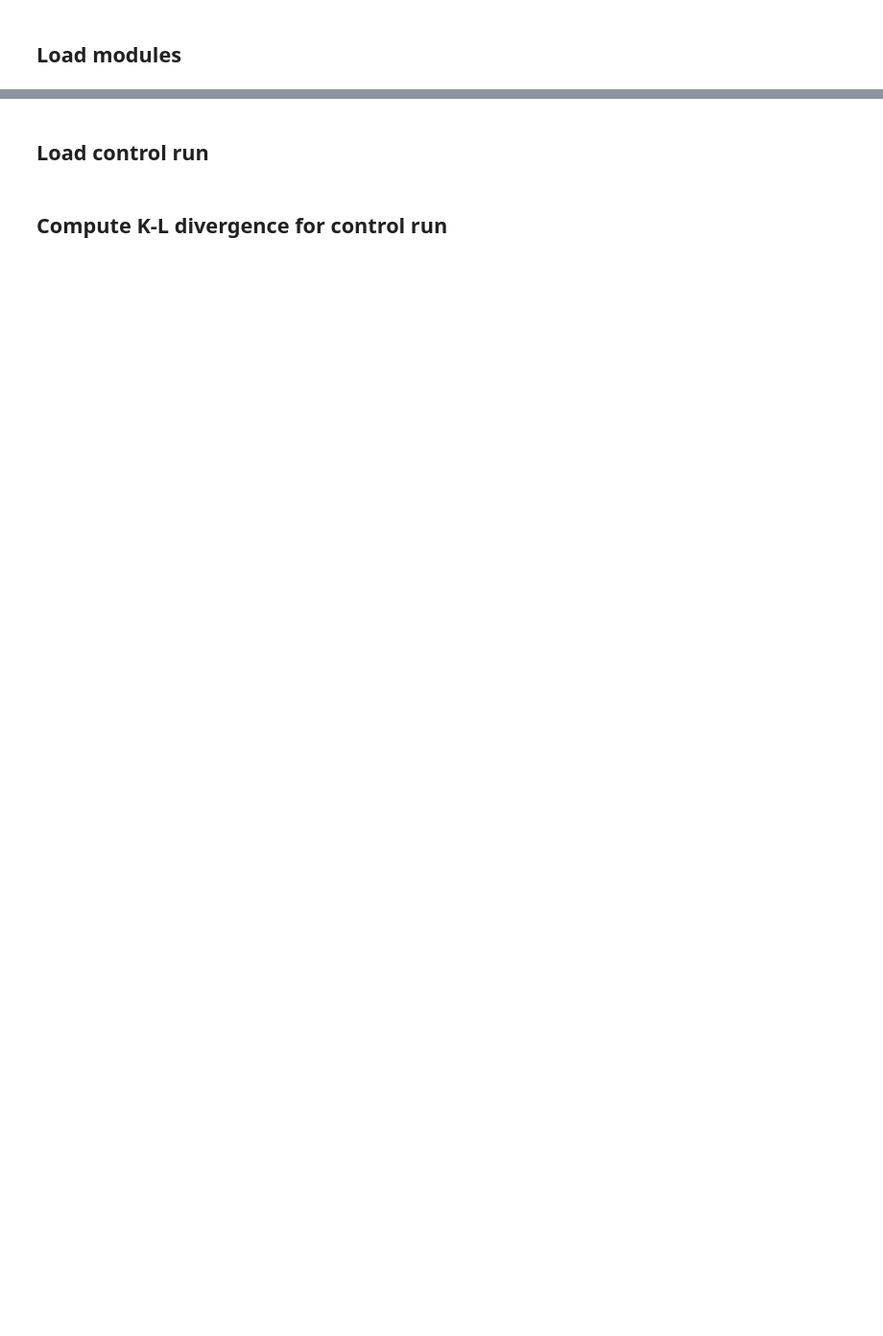
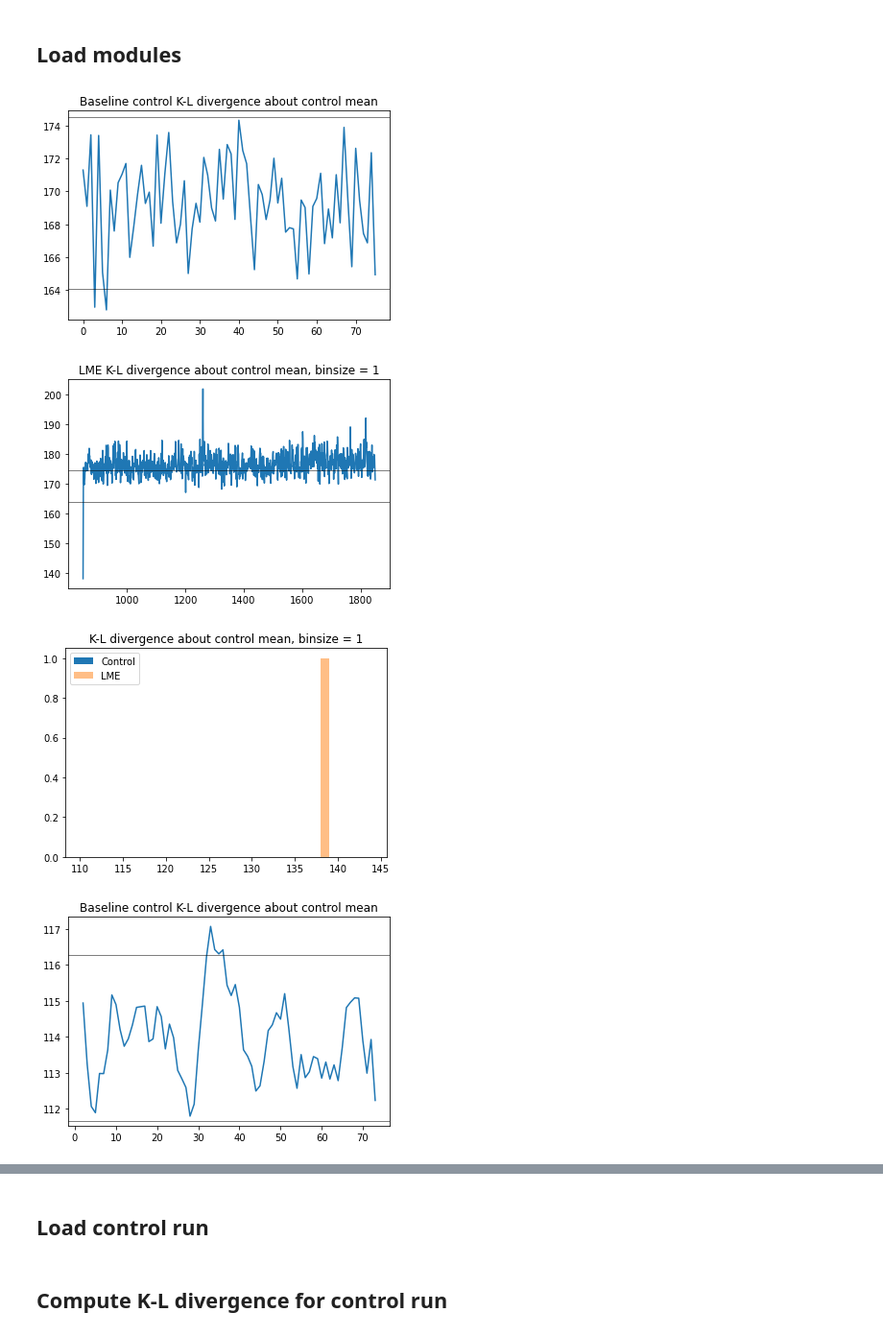
Before and after one commit to amrhein/SEOFs, a Jupyter notebook: es_LME.ipynb, the cells around one changed output, grey strips where cells are left out. Shown at 96% size. Drawn from its saved outputs; the diff is of its cells as text; code cells hidden in the pictures; blank space fills up the shorter version.

```diff
--- a/es_LME.ipynb
+++ b/es_LME.ipynb
@@ -36,0 +138,31 @@ import utils
+# %%
+# Run klcomp(binsize)
+
+binsizevec = [1,5,9,25]
+
+for binsize in binsizevec:
+
+    tC, kld, tCc, kldc = klcomp(binsize)
+
+    plt.plot(tCc,kldc)
+    plt.axhline(np.mean(kldc)+2*np.std(kldc),c='k',linewidth=.5)
+    plt.axhline(np.mean(kldc)-2*np.std(kldc),c='k',linewidth=.5)
+    plt.title('Baseline control K-L divergence about control mean')
+    plt.show()
+
+    plt.plot(tC,kld)
+    plt.axhline(np.mean(kldc)+2*np.std(kldc),c='k',linewidth=.5)
+    plt.axhline(np.mean(kldc)-2*np.std(kldc),c='k',linewidth=.5)
+    plt.title('LME K-L divergence about control mean, binsize = '+ str(binsize))
+    plt.show()
+
+    plt.hist(kldc,density=True,bins=np.arange(110,145,1));
+    plt.hist(kld,density=True,bins=np.arange(110,145,1),alpha=.5);
+    plt.legend(['Control','LME'])
+    plt.title('K-L divergence about control mean, binsize = '+ str(binsize))
+    plt.show()
+# %% [output]
+[figure, added]
+[figure, added]
+[figure, added]
+[figure, added]
```
Also changed, not shown: parts of 7 cells of this notebook.
